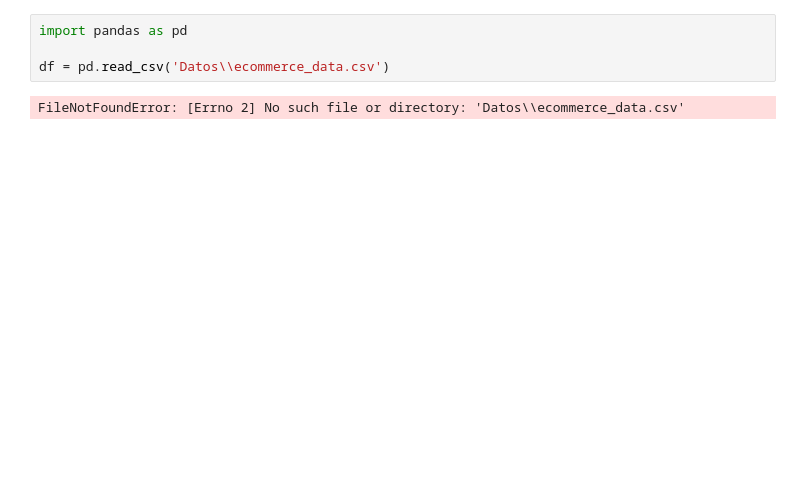
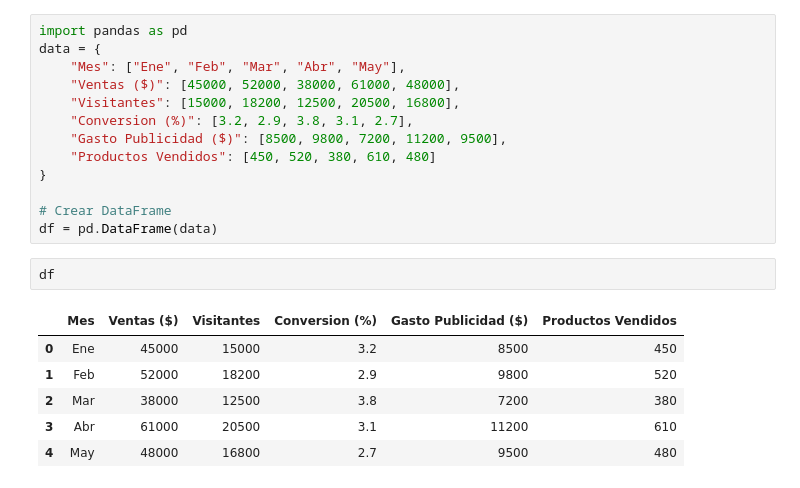
Before and after one commit to Nico22724/Guayerd_InteligenciaArtificial, a Jupyter notebook: Practicas/rendimiento_ecommerce.ipynb, the cells around one changed output. Cells and saved outputs as stored; diff of their text form; blank space fills up the shorter version.

```diff
--- a/Practicas/rendimiento_ecommerce.ipynb
+++ b/Practicas/rendimiento_ecommerce.ipynb
@@ -1,6 +1,22 @@
 # %%
 import pandas as pd
+data = {
+    "Mes": ["Ene", "Feb", "Mar", "Abr", "May"],
+    "Ventas ($)": [45000, 52000, 38000, 61000, 48000],
+    "Visitantes": [15000, 18200, 12500, 20500, 16800],
+    "Conversion (%)": [3.2, 2.9, 3.8, 3.1, 2.7],
+    "Gasto Publicidad ($)": [8500, 9800, 7200, 11200, 9500],
+    "Productos Vendidos": [450, 520, 380, 610, 480]
+}
 
-df = pd.read_csv('Datos\\ecommerce_data.csv')
+# Crear DataFrame
+df = pd.DataFrame(data)
-# %% [output]
-FileNotFoundError: [Errno 2] No such file or directory: 'Datos\\ecommerce_data.csv'
+# %%
+df
+# %% [output]
+|  | Mes | Ventas ($) | Visitantes | Conversion (%) | Gasto Publicidad ($) | Productos Vendidos |
+| 0 | Ene | 45000 | 15000 | 3.2 | 8500 | 450 |
+| 1 | Feb | 52000 | 18200 | 2.9 | 9800 | 520 |
+| 2 | Mar | 38000 | 12500 | 3.8 | 7200 | 380 |
+| 3 | Abr | 61000 | 20500 | 3.1 | 11200 | 610 |
+| 4 | May | 48000 | 16800 | 2.7 | 9500 | 480 |
```
Also changed, not shown: parts of 6 cells of this notebook, 1 other file.
